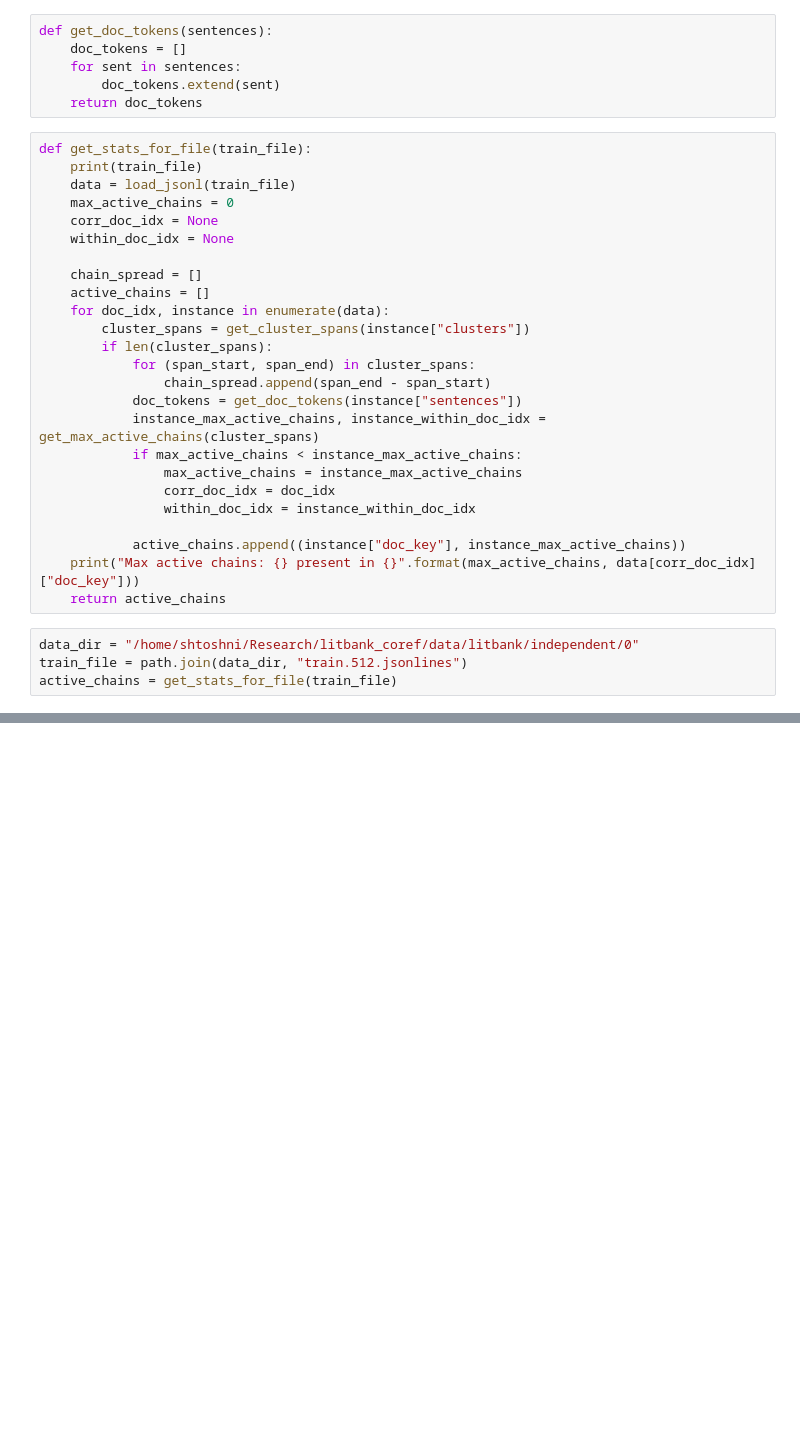
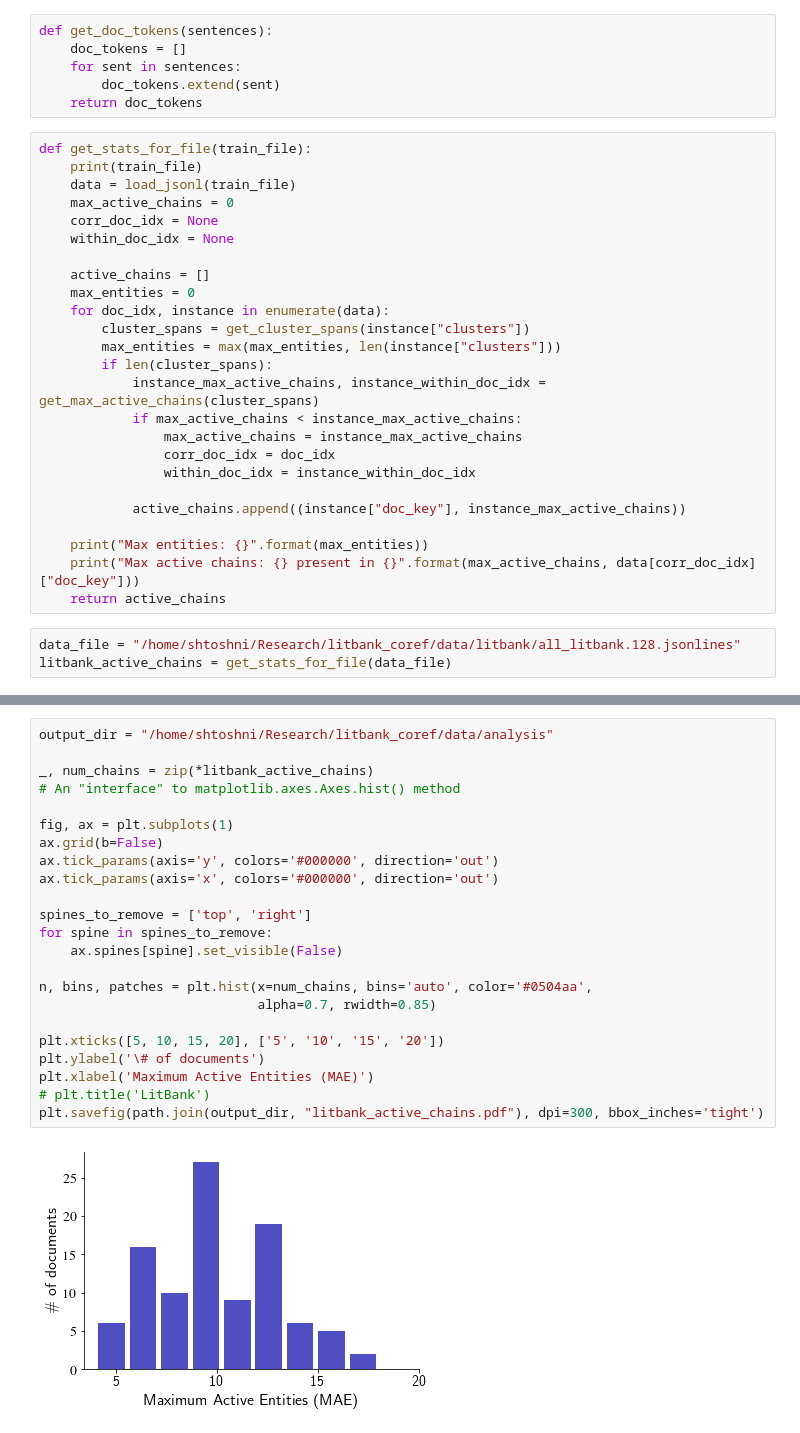
Before and after one commit to shtoshni/long-doc-coref, a Jupyter notebook: notebooks/Calculate_Active_Chains.ipynb, the cells around one changed output, grey strips where cells are left out. Drawn from its saved outputs; the diff is of its cells as text; blank space fills up the shorter version.

```diff
--- a/notebooks/Calculate_Active_Chains.ipynb
+++ b/notebooks/Calculate_Active_Chains.ipynb
@@ -52,14 +67,12 @@ def get_stats_for_file(train_file):
     corr_doc_idx = None
     within_doc_idx = None
 
-    chain_spread = []
     active_chains = []
+    max_entities = 0
     for doc_idx, instance in enumerate(data):
         cluster_spans = get_cluster_spans(instance["clusters"])
+        max_entities = max(max_entities, len(instance["clusters"]))
         if len(cluster_spans):
-            for (span_start, span_end) in cluster_spans:
-                chain_spread.append(span_end - span_start)
-            doc_tokens = get_doc_tokens(instance["sentences"])
             instance_max_active_chains, instance_within_doc_idx = get_max_active_chains(cluster_spans)
             if max_active_chains < instance_max_active_chains:
                 max_active_chains = instance_max_active_chains
@@ -67,10 +80,11 @@ def get_stats_for_file(train_file):
                 within_doc_idx = instance_within_doc_idx
 
             active_chains.append((instance["doc_key"], instance_max_active_chains))
+
+    print("Max entities: {}".format(max_entities))
     print("Max active chains: {} present in {}".format(max_active_chains, data[corr_doc_idx]["doc_key"]))
     return active_chains
 # %%
-data_dir = "/home/shtoshni/Research/litbank_coref/data/litbank/independent/0"
-train_file = path.join(data_dir, "train.512.jsonlines")
-active_chains = get_stats_for_file(train_file)
+data_file = "/home/shtoshni/Research/litbank_coref/data/litbank/all_litbank.128.jsonlines"
+litbank_active_chains = get_stats_for_file(data_file)
 # %% [output]
@@ -78,4 +93,29 @@ active_chains = get_stats_for_file(train_file)
 Max active chains: 18 present in 2891_howards_end_brat_0
+# %%
+output_dir = "/home/shtoshni/Research/litbank_coref/data/analysis"
+
+_, num_chains = zip(*litbank_active_chains)
+# An "interface" to matplotlib.axes.Axes.hist() method
+
+fig, ax = plt.subplots(1)
+ax.grid(b=False)
+ax.tick_params(axis='y', colors='#000000', direction='out')
+ax.tick_params(axis='x', colors='#000000', direction='out')
+
+spines_to_remove = ['top', 'right']
+for spine in spines_to_remove:
+    ax.spines[spine].set_visible(False)
+
+n, bins, patches = plt.hist(x=num_chains, bins='auto', color='#0504aa',
+                            alpha=0.7, rwidth=0.85)
+
+plt.xticks([5, 10, 15, 20], ['5', '10', '15', '20'])
+plt.ylabel('\# of documents')
+plt.xlabel('Maximum Active Entities (MAE)')
+# plt.title('LitBank')
+plt.savefig(path.join(output_dir, "litbank_active_chains.pdf"), dpi=300, bbox_inches='tight')
+# %% [output]
+[figure, added]
 # %%
 data_dir = "/home/shtoshni/Research/litbank_coref/data/ontonotes/independent"
 train_file = path.join(data_dir, "train.512.jsonlines")
```
Also changed, not shown: parts of 9 cells of this notebook, 26 other files.
